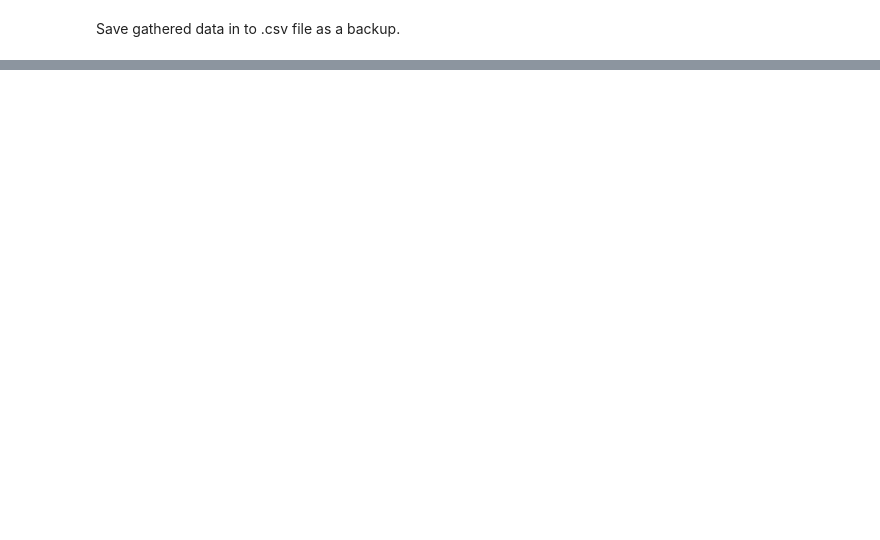
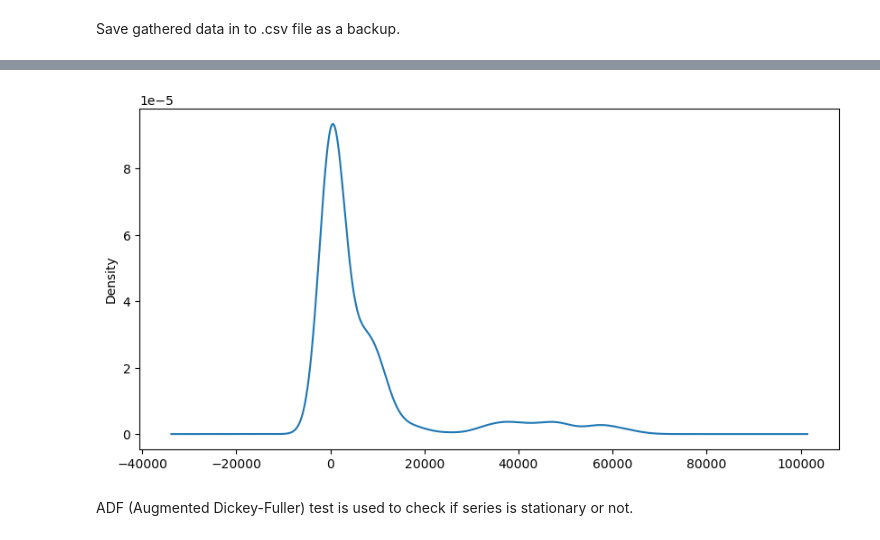
Before and after one commit to Kornugon/BTC_Price_Pred, a Jupyter notebook: BTC_Price_Prediction.ipynb, the cells around one changed output, grey strips where cells are left out. Saved outputs shown, nothing was run; the diff lists cells and outputs as text; code cells hidden in the pictures; blank space fills up the shorter version.

Commit message:
ARIMA Model => different data handling

```diff
--- a/BTC_Price_Prediction.ipynb
+++ b/BTC_Price_Prediction.ipynb
@@ -170 +186,4 @@ For price prediction it will be used columns "close" and "time_close".
 Current df has to be refactored.
+# %%
+# copy data to new df
+btc_df_1 = btc_df_gathered
@@ -170,0 +203,6 @@ Current df has to be refactored.
+# %%
+# change df index to date
+btc_df_1.index = pd.to_datetime(btc_df_1["time_close"]).dt.date
+# drop "time_open", "time_close" columns
+btc_df_1.drop(["time_open", "time_close"], axis=1, inplace=True)
+btc_df_1.head()
@@ -170,0 +256,3 @@ Current df has to be refactored.
+# %%
+# copy full dataset
+df_close = btc_df_1['close']
@@ -170,0 +269,8 @@ Current df has to be refactored.
+# %%
+# data distribution
+plt.figure(figsize=(10,5), dpi=100)
+_ = df_close.plot(kind='kde')
+# %% [output]
+[figure, added]
+# %% [markdown]
+ADF (Augmented Dickey-Fuller) test is used to check if series is stationary or not.
```
Also changed, not shown: parts of 103 cells of this notebook, 2 other files.
